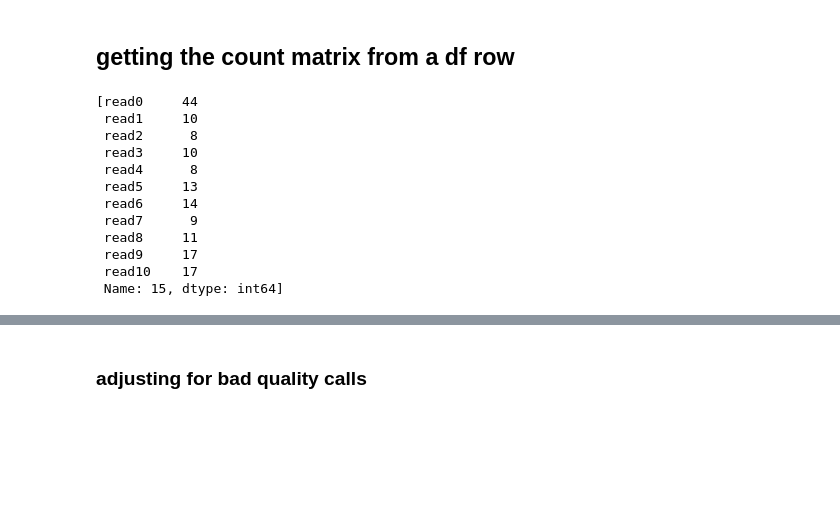
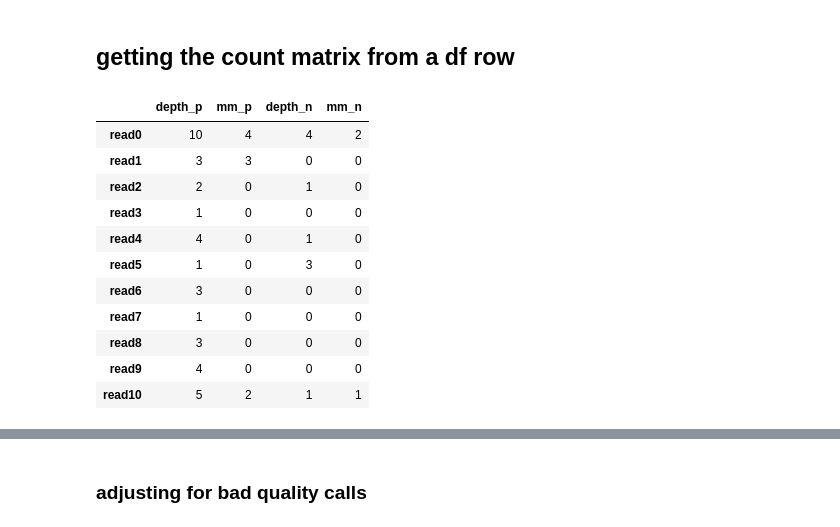
Before and after one commit to Mar111tiN/EBFilter, a Jupyter notebook: implementing-pandas.ipynb, the cells around one changed output, grey strips where cells are left out. Cells and saved outputs as stored; diff of their text form; code cells hidden in the pictures; blank space fills up the shorter version.

```diff
--- a/implementing-pandas.ipynb
+++ b/implementing-pandas.ipynb
@@ -77,34 +103,31 @@ NameError: name 'EB_score' is not defined
 ## transforming for EB_score
 # %% [markdown]
 ## getting the count matrix from a df row
-# %%
-import pandas as pd
-from functools import partial
-
-mut_df = pd.read_csv('output/test_rel_clean.csv', sep='\t')
-# for snps
-row = mut_df.iloc[15]
-
-def get_count(var, read):
-    values = [read.count(r'[ACTG]')]
-    values.append(read.count(f'{var.upper()}'))
-    values.append(read.count(r'[acgt]'))
-    values.append(read.count(f'{var.lower()}'))
-    count_matrix = pd.Series(values, index=['depth_p', 'mismatch_p', 'depth_n', 'mismatch_n'])
-    return count_matrix
-var = row['Alt']
-values = [row.iloc[6::3].str.count(r'[ACTG]')]
-values
-# %% [output]
-[read0     44
- read1     10
- read2      8
- read3     10
- read4      8
- read5     13
- read6     14
- read7      9
- read8     11
- read9     17
- read10    17
- Name: 15, dtype: int64]
+# %%
+import pandas as pd
+import numpy as np
+from functools import partial
+
+mut_df = pd.read_csv('output/test_rel_clean.csv', sep='\t')
+# for snps
+row = pd.Series(mut_df.iloc[1])
+var = row['Alt']
+matrix = pd.DataFrame()
+matrix['depth_p'] = row.iloc[6::3].str.count(r'[ACTG]')
+matrix['mm_p'] = row.iloc[6::3].str.count(var)
+matrix['depth_n'] = row.iloc[6::3].str.count(r'[actg]')
+matrix['mm_n'] = row.iloc[6::3].str.count(var.lower())
+matrix
+# %% [output]
+|  | depth_p | mm_p | depth_n | mm_n |
+| read0 | 10 | 4 | 4 | 2 |
+| read1 | 3 | 3 | 0 | 0 |
+| read2 | 2 | 0 | 1 | 0 |
+| read3 | 1 | 0 | 0 | 0 |
+| read4 | 4 | 0 | 1 | 0 |
+| read5 | 1 | 0 | 3 | 0 |
+| read6 | 3 | 0 | 0 | 0 |
+| read7 | 1 | 0 | 0 | 0 |
+| read8 | 3 | 0 | 0 | 0 |
+| read9 | 4 | 0 | 0 | 0 |
+| read10 | 5 | 2 | 1 | 1 |
```
Also changed, not shown: parts of 19 cells of this notebook, 11 other files.
